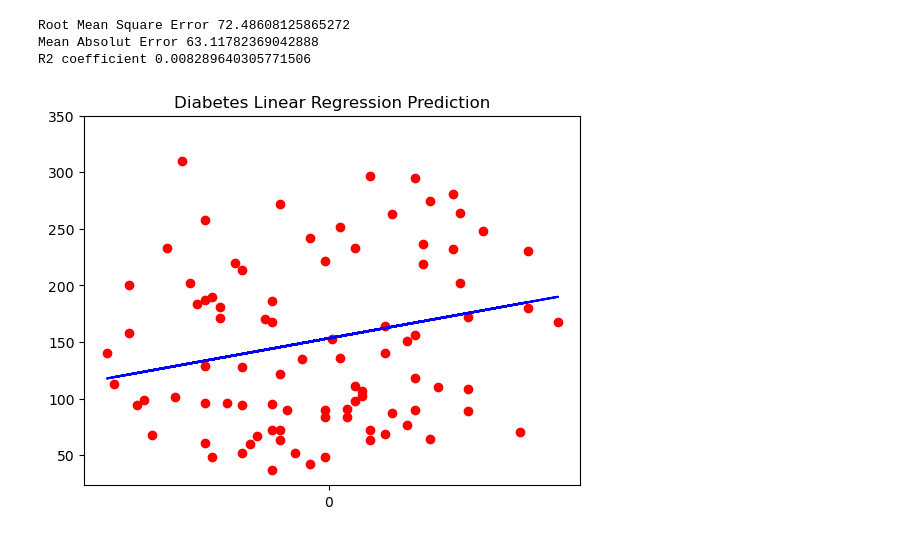
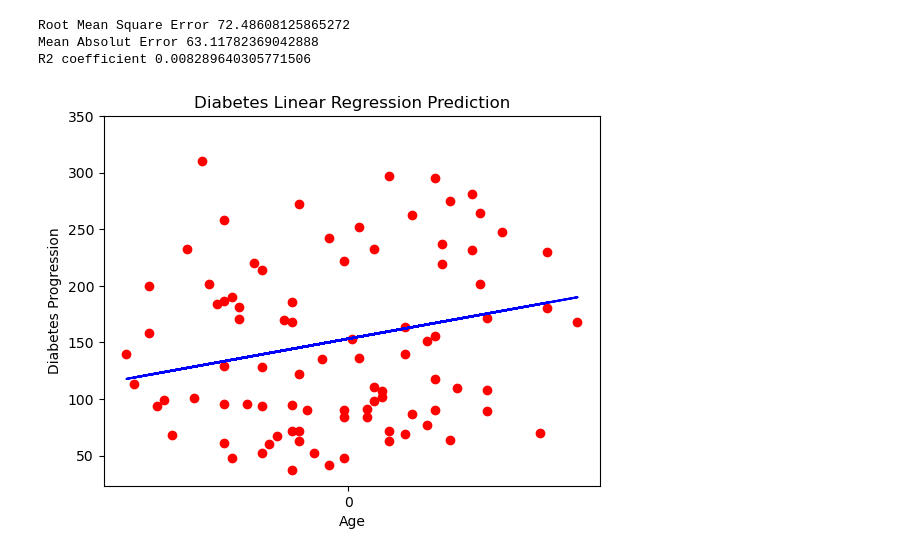
Before and after one commit to torontodeveloper/DiabetesLinearRegressionPrediction, a Jupyter notebook: DiabetesLinearRegression.ipynb, the cells around one changed output. Saved outputs shown, nothing was run; the diff lists cells and outputs as text; code cells hidden in the pictures.

```diff
--- a/DiabetesLinearRegression.ipynb
+++ b/DiabetesLinearRegression.ipynb
@@ -97,9 +97,11 @@ R2 coefficient 0.008289640305771506
 # %%
 plt.scatter(X_test,y_test,color='red')
 plt.plot(X_test,y_predict,color='blue')
 plt.xticks(np.arange(0,0.1))
 plt.yticks(np.arange(50,400,step=50))
 plt.title('Diabetes Linear Regression Prediction')
+plt.xlabel('Age')
+plt.ylabel('Diabetes Progression')
 plt.show()
 # %% [output]
-[figure, old version]
+[figure, new version]
```
